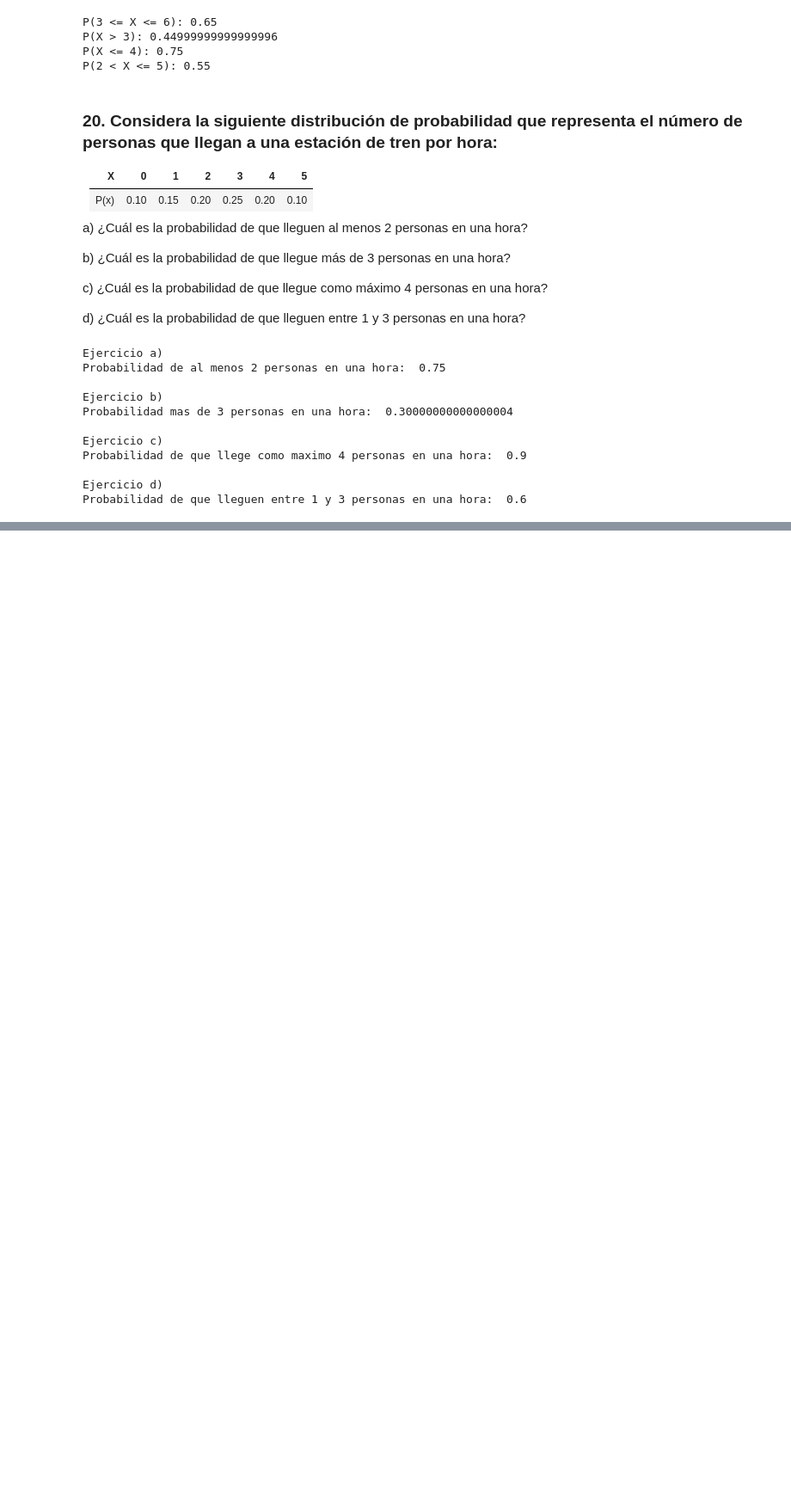
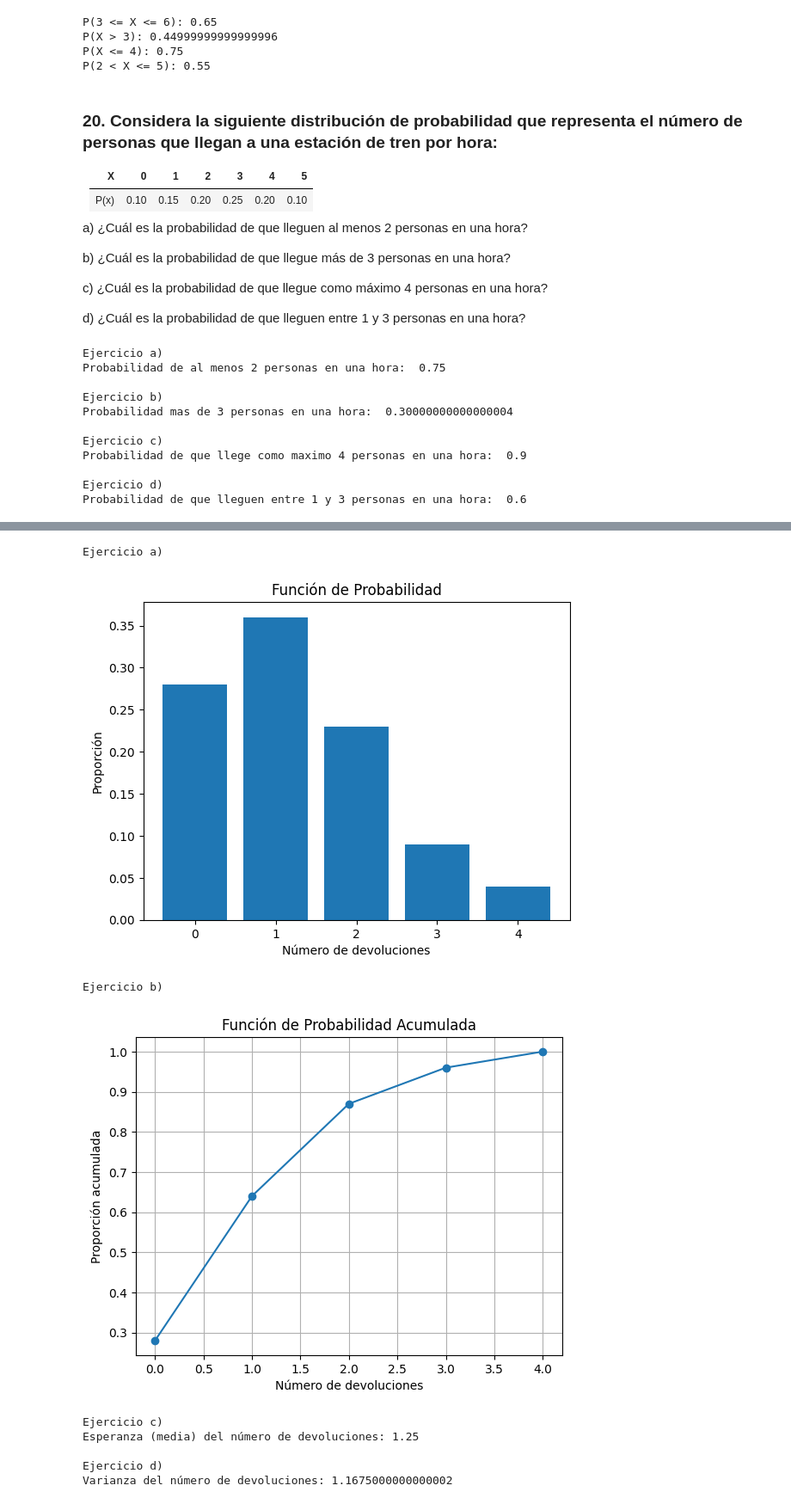
Before and after one commit to Apanizza197/AnalisisDeDatos, a Jupyter notebook: Practico 3/practico_3.ipynb, the cells around one changed output, grey strips where cells are left out. Shown at 86% size. Cells and saved outputs as stored; diff of their text form; code cells hidden in the pictures; blank space fills up the shorter version.

Commit message:
ejercicio 20, 21, 22, 23, 24

```diff
--- a/Practico 3/practico_3.ipynb
+++ b/Practico 3/practico_3.ipynb
@@ -630,0 +647,40 @@ Probabilidad de que lleguen entre 1 y 3 personas en una hora:  0.6
+# %%
+import numpy as np
+import matplotlib.pyplot as plt
+
+x = [0, 1, 2, 3, 4]
+prob_x = [0.28, 0.36, 0.23, 0.09, 0.04]
+
+print("Ejercicio a)")
+plt.bar(x, prob_x)
+plt.xlabel('Número de devoluciones')
+plt.ylabel('Proporción')
+plt.title('Función de Probabilidad')
+plt.show()
+
+print("Ejercicio b)")
+prob_acumulada = np.cumsum(prob_x)
+plt.plot(x, prob_acumulada, marker='o')
+plt.xlabel('Número de devoluciones')
+plt.ylabel('Proporción acumulada')
+plt.title('Función de Probabilidad Acumulada')
+plt.grid(True)
+plt.show()
+
+print("Ejercicio c)")
+esperanza = np.dot(x, prob_x)
+print(f"Esperanza (media) del número de devoluciones: {esperanza}", "\n")
+
+print("Ejercicio d)")
+varianza = np.dot((np.array(x) - esperanza)**2, prob_x)
+print(f"Varianza del número de devoluciones: {varianza}", "\n")
+# %% [output]
+Ejercicio a)
+[figure, added]
+Ejercicio b)
+[figure, added]
+Ejercicio c)
+Esperanza (media) del número de devoluciones: 1.25
+
+Ejercicio d)
+Varianza del número de devoluciones: 1.1675000000000002
```
Also changed, not shown: parts of 5 cells of this notebook.
